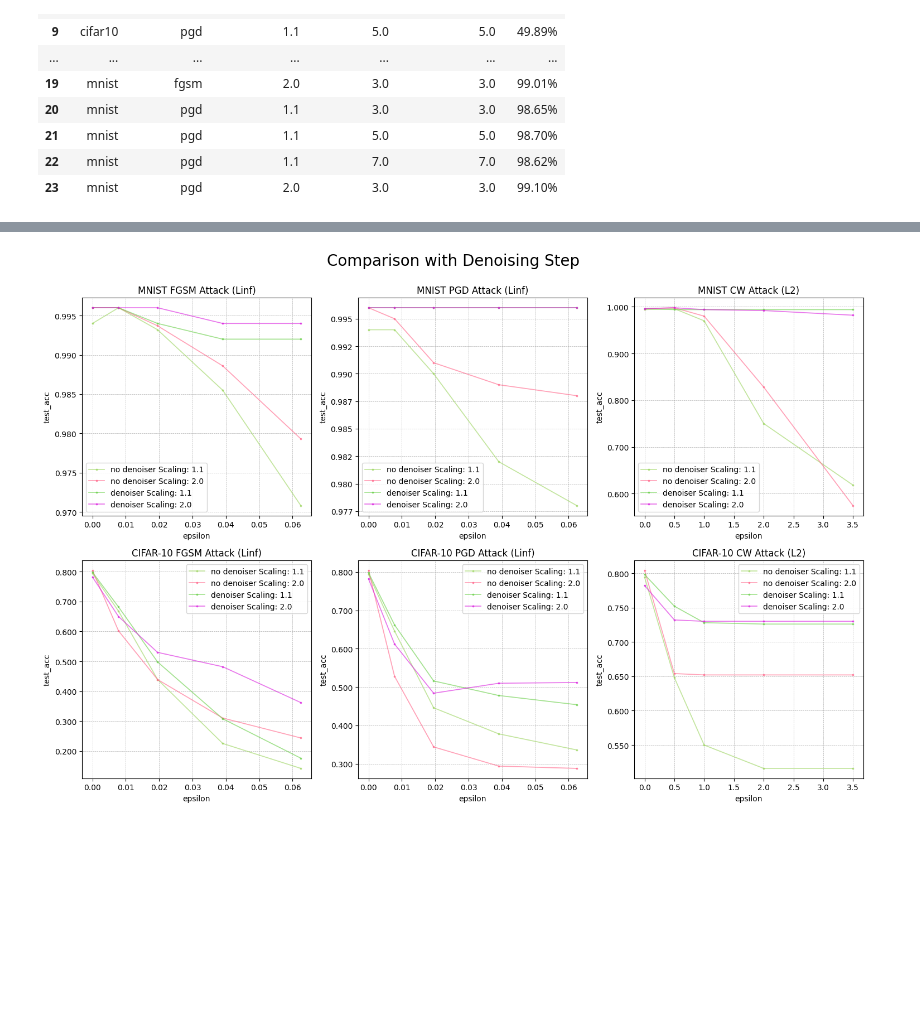
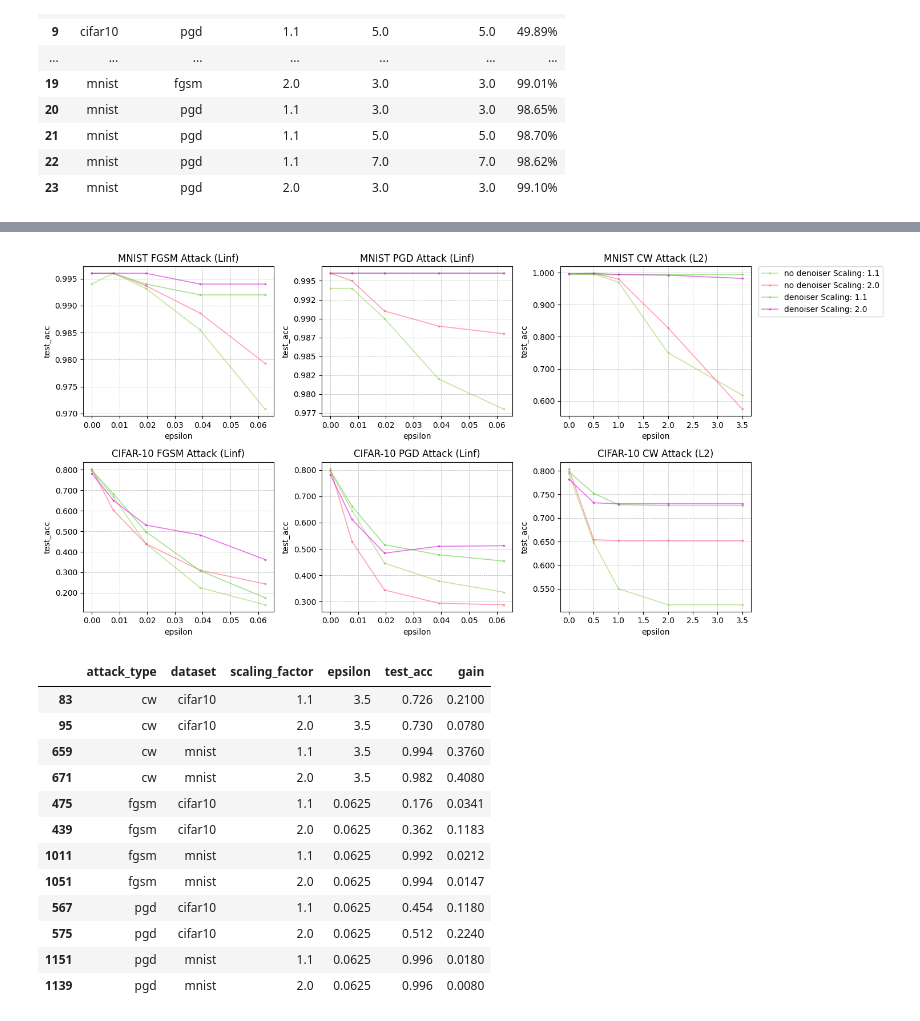
Before and after one commit to JasonTang99/gaussian-pyramid-defense, a Jupyter notebook: plot_exp.ipynb, the cells around one changed output, grey strips where cells are left out. Drawn from its saved outputs; the diff is of its cells as text; code cells hidden in the pictures; blank space fills up the shorter version.

```diff
--- a/plot_exp.ipynb
+++ b/plot_exp.ipynb
@@ -316,7 +316,7 @@ for i, name in enumerate(plot_data['mnist_fgsm'].keys()):
     color_map[name] = colors[i]
 
 # plot
-fig, ax = plt.subplots(2, 3, figsize=(15, 8))
+fig, ax = plt.subplots(2, 3, figsize=(15, 7))
 ax[0, 0].set_title('MNIST FGSM Attack (Linf)')
 ax[0, 1].set_title('MNIST PGD Attack (Linf)')
 ax[0, 2].set_title('MNIST CW Attack (L2)')
@@ -333,7 +333,6 @@ for i in range(2):
                 linewidth=1.25, markersize=1.75, alpha=0.75,
                 color=color_map[name])
 
-        ax[i, j].legend()
         ax[i, j].set_xlabel('epsilon')
         ax[i, j].set_ylabel('test_acc')
         # set grid
@@ -343,8 +342,11 @@ for i in range(2):
         else:
             ax[i, j].set_ylim(y_ranges[i])
 
+# set legend
+ax[0,2].legend(bbox_to_anchor=(1.04, 1), borderaxespad=0)
+
 # set title
-fig.suptitle('Comparison of Voting Methods (Ensemble only)', fontsize=20, y=0.98)
+# fig.suptitle('Comparison of Voting Methods (Ensemble only)', fontsize=20, y=0.98)
 
 plt.tight_layout()
 plt.savefig('graphs/voting_methods.png', dpi=100, bbox_inches='tight', pad_inches=0.05)
@@ -666,7 +668,7 @@ for i, k in enumerate(plot_data['fgsm'].keys()):
     color_map[k] = colors[i]
 
 # plot
-fig, ax = plt.subplots(1, 3, figsize=(15, 4))
+fig, ax = plt.subplots(1, 3, figsize=(15, 3.5))
 ax[0].set_title('CIFAR-10 FGSM Attack (Linf)')
 ax[1].set_title('CIFAR-10 PGD Attack (Linf)')
 ax[2].set_title('CIFAR-10 CW Attack (L2)')
@@ -687,7 +689,7 @@ for i, attack_type in enumerate(['fgsm', 'pgd', 'cw']):
     # ax[i].legend()
 ax[2].legend(bbox_to_anchor=(1.04, 1), borderaxespad=0)
 plt.tight_layout()
-plt.suptitle('Comparison with other Ensemble Methods', fontsize=20, y=1.05)
+# plt.suptitle('Comparison with other Ensemble Methods', fontsize=20, y=1.05)
 
 plt.savefig('graphs/comparison.png', dpi=200, bbox_inches='tight', pad_inches=0.05)
 plt.show()
@@ -747,35 +769,75 @@ for i, k in enumerate(plot_data['cifar10_fgsm'].keys()):
 from matplotlib.ticker import FormatStrFormatter
 
 # plot
-fig, ax = plt.subplots(2, 3, figsize=(15, 10))
+fig, ax = plt.subplots(2, 3, figsize=(15, 7))
 ax[0,0].set_title('MNIST FGSM Attack (Linf)')
 ax[0,1].set_title('MNIST PGD Attack (Linf)')
 ax[0,2].set_title('MNIST CW Attack (L2)')
 ax[1,0].set_title('CIFAR-10 FGSM Attack (Linf)')
 ax[1,1].set_title('CIFAR-10 PGD Attack (Linf)')
 ax[1,2].set_title('CIFAR-10 CW Attack (L2)')
 for i in range(2):
     for j in range(3):
         ax[i,j].set_xlabel('epsilon')
         ax[i,j].set_ylabel('test_acc')
         ax[i,j].yaxis.set_major_formatter(FormatStrFormatter('%.3f'))
 # plot test_acc vs epsilon for each scaling factor
 for i in range(2):
     for j in range(3):
         for name, data in plot_data[f'{"mnist" if i == 0 else "cifar10"}_{"fgsm" if j == 0 else "pgd" if j == 1 else "cw"}'].items():
             ax[i,j].plot(data[1], data[0], label=name, marker='o',
                 linewidth=1.25, markersize=1.75, alpha=0.6,
                 color=color_map[name])
-        ax[i,j].legend()
         ax[i,j].grid(True, which='major', axis='both', linestyle='--', linewidth=0.5)
 
+# add legend
+ax[0,2].legend(bbox_to_anchor=(1.04, 1), borderaxespad=0)
+
 # title
-fig.suptitle('Comparison with Denoising Step', fontsize=20, y=1)
+# fig.suptitle('Comparison with Denoising Step', fontsize=20, y=1)
 
 # add padding
 plt.tight_layout()
 
 plt.savefig('graphs/denoiser_comparison.png', dpi=100, bbox_inches='tight', pad_inches=0.05)
 plt.show()
 # %% [output]
-[figure, old version]
+[figure, new version]
+# %%
+# Calculate difference in test_acc between denoising and no denoising
+
+# drop up_samplers and down_samplers, nb_iter, eps_iter, rand_init, initial_const, norm
+df_diff = df_filt.drop(columns=['up_samplers', 'down_samplers', 'nb_iter', 'eps_iter', 'rand_init', 'initial_const', 'norm'])
+
+# keep eps = 0.0625 or 3.5
+df_diff = df_diff[
+    (df_diff['epsilon'] == 0.0625) | (df_diff['epsilon'] == 3.5)
+]
+# separate by denoiser
+df_true = df_diff[df_diff['denoiser'] == True]
+df_false = df_diff[df_diff['denoiser'] == False]
+
+# drop unneeded columns
+df_true = df_true.drop(columns=['denoiser'])
+df_false = df_false.drop(columns=['denoiser'])
+
+# sort
+df_true = df_true.sort_values(by=['attack_type','dataset','scaling_factor','epsilon'])
+df_false = df_false.sort_values(by=['attack_type','dataset','scaling_factor','epsilon'])
+
+df_true['gain'] = [x - y for x, y in zip(df_true['test_acc'], df_false['test_acc'])]
+df_true
+# %% [output]
+|  | attack_type | dataset | scaling_factor | epsilon | test_acc | gain |
+| 83 | cw | cifar10 | 1.1 | 3.5 | 0.726 | 0.2100 |
+| 95 | cw | cifar10 | 2.0 | 3.5 | 0.730 | 0.0780 |
+| 659 | cw | mnist | 1.1 | 3.5 | 0.994 | 0.3760 |
+| 671 | cw | mnist | 2.0 | 3.5 | 0.982 | 0.4080 |
+| 475 | fgsm | cifar10 | 1.1 | 0.0625 | 0.176 | 0.0341 |
+| 439 | fgsm | cifar10 | 2.0 | 0.0625 | 0.362 | 0.1183 |
+| 1011 | fgsm | mnist | 1.1 | 0.0625 | 0.992 | 0.0212 |
+| 1051 | fgsm | mnist | 2.0 | 0.0625 | 0.994 | 0.0147 |
+| 567 | pgd | cifar10 | 1.1 | 0.0625 | 0.454 | 0.1180 |
+| 575 | pgd | cifar10 | 2.0 | 0.0625 | 0.512 | 0.2240 |
+| 1151 | pgd | mnist | 1.1 | 0.0625 | 0.996 | 0.0180 |
+| 1139 | pgd | mnist | 2.0 | 0.0625 | 0.996 | 0.0080 |
```
Also changed, not shown: parts of 3 cells of this notebook, 13 other files.
